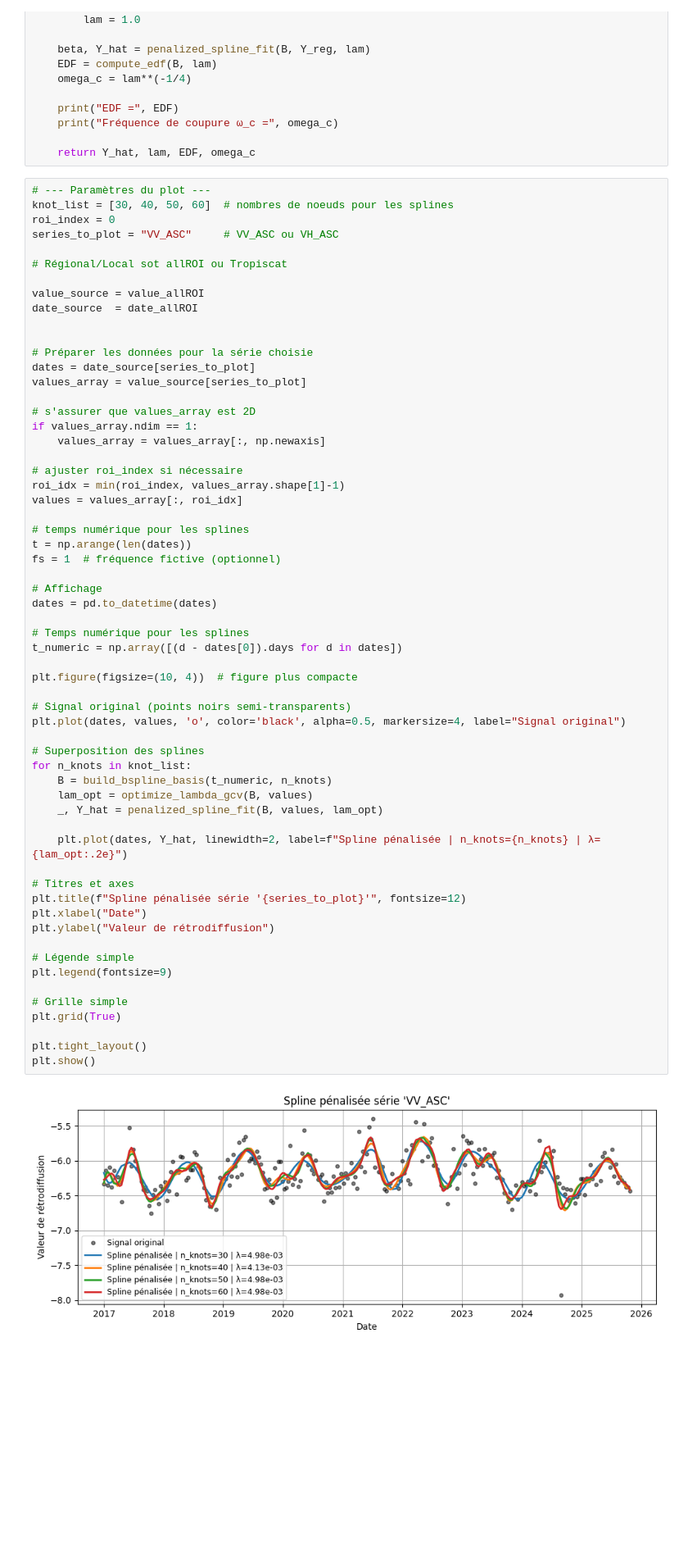
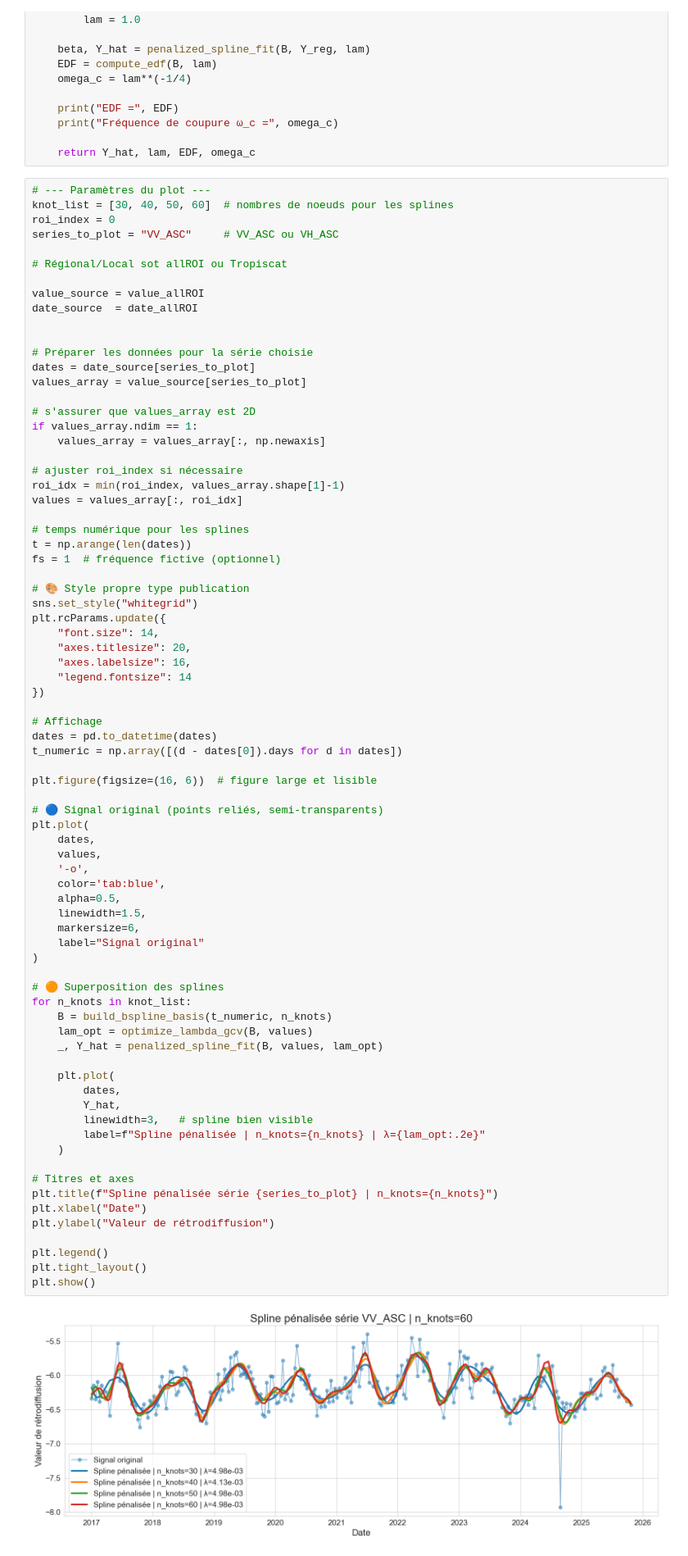
Before and after one commit to clairesn23/readingseminar, a Jupyter notebook: splines.ipynb, the cells around one changed output. Shown at 82% size. Drawn from its saved outputs; the diff is of its cells as text; blank space fills up the shorter version.

```diff
--- a/splines.ipynb
+++ b/splines.ipynb
@@ -212,45 +225,61 @@ values_array = value_source[series_to_plot]
 if values_array.ndim == 1:
     values_array = values_array[:, np.newaxis]
 
 # ajuster roi_index si nécessaire
 roi_idx = min(roi_index, values_array.shape[1]-1)
 values = values_array[:, roi_idx]
 
 # temps numérique pour les splines
 t = np.arange(len(dates))
 fs = 1  # fréquence fictive (optionnel)
 
+# 🎨 Style propre type publication
+sns.set_style("whitegrid")
+plt.rcParams.update({
+    "font.size": 14,
+    "axes.titlesize": 20,
+    "axes.labelsize": 16,
+    "legend.fontsize": 14
+})
+
 # Affichage
 dates = pd.to_datetime(dates)
-
-# Temps numérique pour les splines
 t_numeric = np.array([(d - dates[0]).days for d in dates])
 
-plt.figure(figsize=(10, 4))  # figure plus compacte
+plt.figure(figsize=(16, 6))  # figure large et lisible
 
-# Signal original (points noirs semi-transparents)
-plt.plot(dates, values, 'o', color='black', alpha=0.5, markersize=4, label="Signal original")
+# 🔵 Signal original (points reliés, semi-transparents)
+plt.plot(
+    dates,
+    values,
+    '-o',
+    color='tab:blue',
+    alpha=0.5,
+    linewidth=1.5,
+    markersize=6,
+    label="Signal original"
+)
 
-# Superposition des splines
+# 🟠 Superposition des splines
 for n_knots in knot_list:
     B = build_bspline_basis(t_numeric, n_knots)
     lam_opt = optimize_lambda_gcv(B, values)
     _, Y_hat = penalized_spline_fit(B, values, lam_opt)
 
-    plt.plot(dates, Y_hat, linewidth=2, label=f"Spline pénalisée | n_knots={n_knots} | λ={lam_opt:.2e}")
+    plt.plot(
+        dates,
+        Y_hat,
+        linewidth=3,   # spline bien visible
+        label=f"Spline pénalisée | n_knots={n_knots} | λ={lam_opt:.2e}"
+    )
 
 # Titres et axes
-plt.title(f"Spline pénalisée série '{series_to_plot}'", fontsize=12)
+plt.title(f"Spline pénalisée série {series_to_plot} | n_knots={n_knots}")
 plt.xlabel("Date")
 plt.ylabel("Valeur de rétrodiffusion")
 
-# Légende simple
-plt.legend(fontsize=9)
-
-# Grille simple
-plt.grid(True)
-
+plt.legend()
 plt.tight_layout()
 plt.show()
 # %% [output]
-[figure, old version]
+[figure, new version]
```
Also changed, not shown: parts of 3 cells of this notebook.
